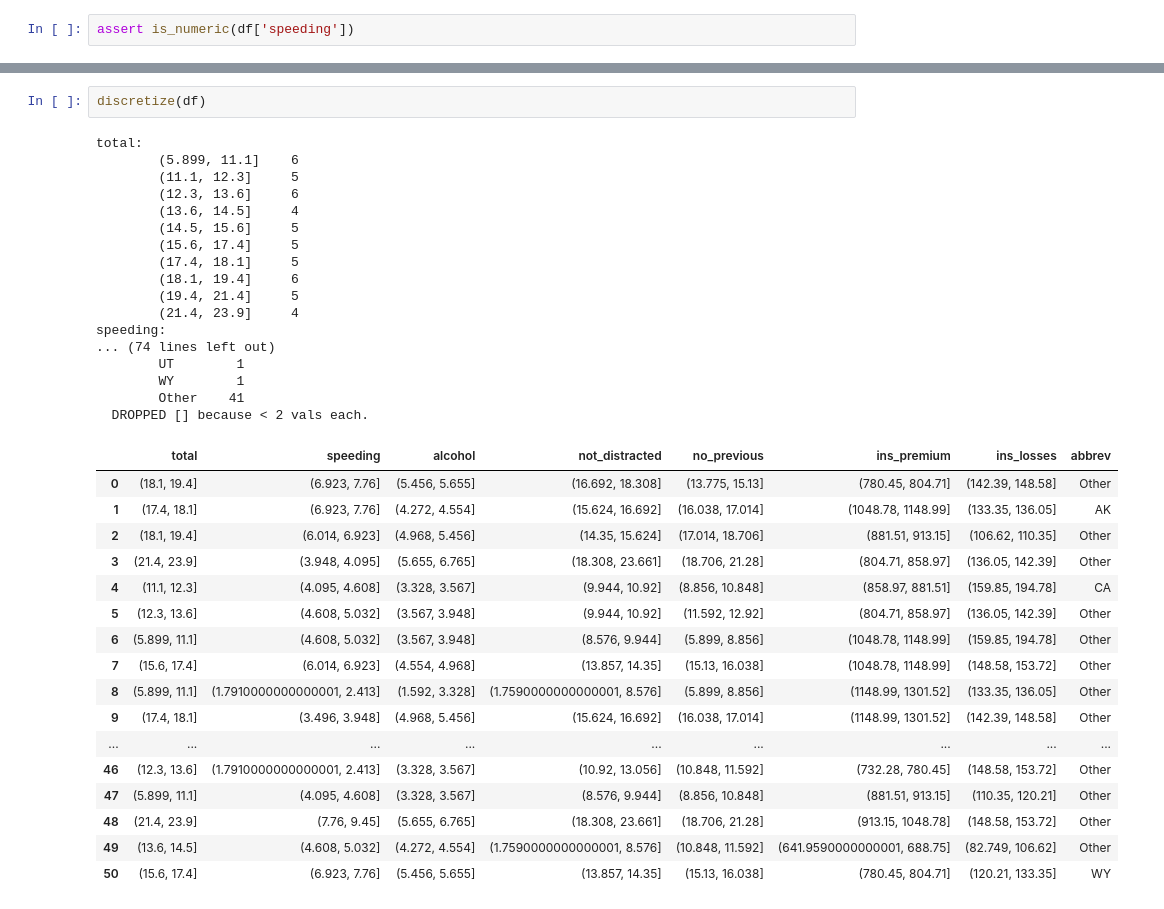
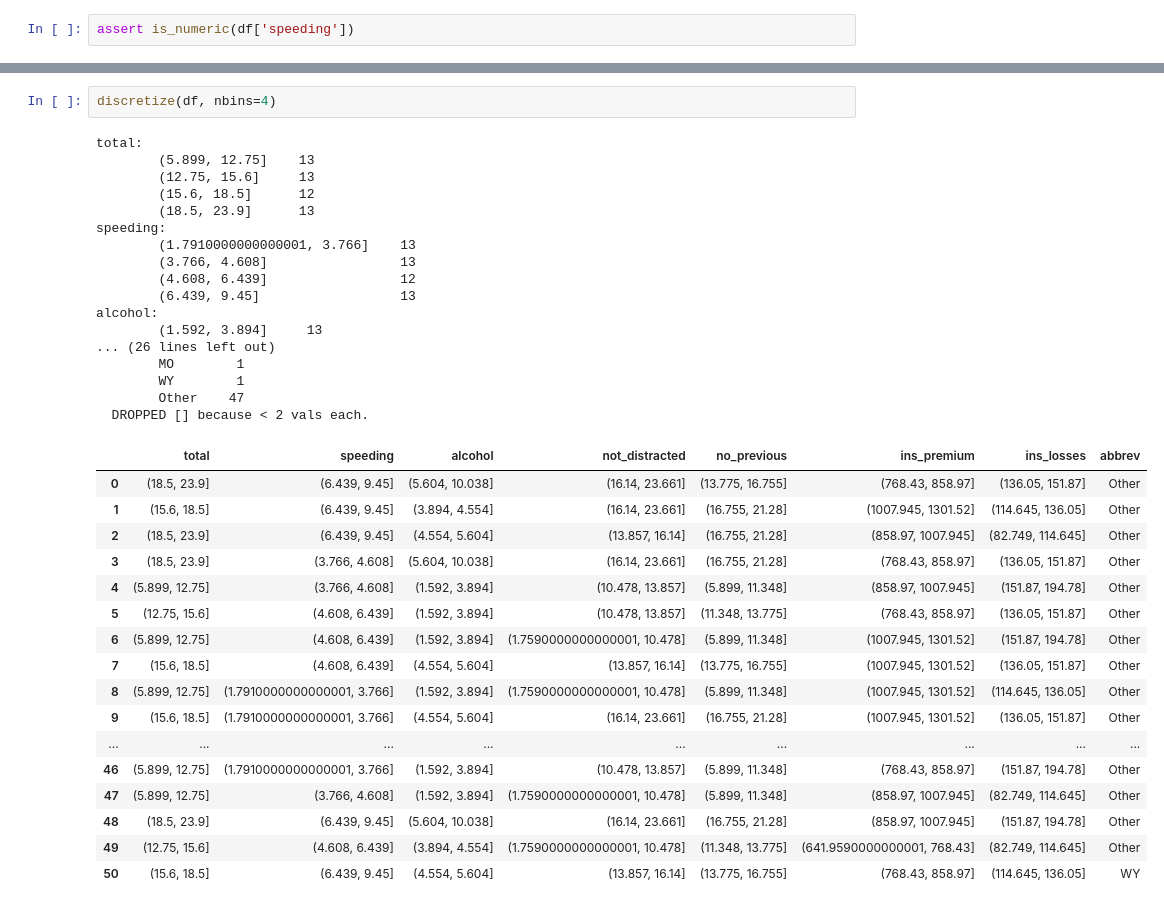
Before and after one commit to ctwardy/nbdev-demo, a Jupyter notebook: index.ipynb, the cells around one changed output, grey strips where cells are left out. Drawn from its saved outputs; the diff is of its cells as text.

```diff
--- a/index.ipynb
+++ b/index.ipynb
@@ -92,37 +114,37 @@ assert is_numeric(df['speeding'])
 # %%
-discretize(df)
+discretize(df, nbins=4)
 # %% [output]
 total:
-        (5.899, 11.1]    6
-        (11.1, 12.3]     5
-        (12.3, 13.6]     6
-        (13.6, 14.5]     4
-        (14.5, 15.6]     5
-        (15.6, 17.4]     5
-        (17.4, 18.1]     5
-        (18.1, 19.4]     6
-        (19.4, 21.4]     5
-        (21.4, 23.9]     4
+        (5.899, 12.75]    13
+        (12.75, 15.6]     13
+        (15.6, 18.5]      12
+        (18.5, 23.9]      13
 speeding:
-... (74 lines left out)
-        UT        1
+        (1.7910000000000001, 3.766]    13
+        (3.766, 4.608]                 13
+        (4.608, 6.439]                 12
+        (6.439, 9.45]                  13
+alcohol:
+        (1.592, 3.894]     13
+... (26 lines left out)
+        MO        1
         WY        1
-        Other    41
+        Other    47
   DROPPED [] because < 2 vals each.
 |  | total | speeding | alcohol | not_distracted | no_previous | ins_premium | ins_losses | abbrev |
-| 0 | (18.1, 19.4] | (6.923, 7.76] | (5.456, 5.655] | (16.692, 18.308] | (13.775, 15.13] | (780.45, 804.71] | (142.39, 148.58] | Other |
-| 1 | (17.4, 18.1] | (6.923, 7.76] | (4.272, 4.554] | (15.624, 16.692] | (16.038, 17.014] | (1048.78, 1148.99] | (133.35, 136.05] | AK |
-| 2 | (18.1, 19.4] | (6.014, 6.923] | (4.968, 5.456] | (14.35, 15.624] | (17.014, 18.706] | (881.51, 913.15] | (106.62, 110.35] | Other |
-| 3 | (21.4, 23.9] | (3.948, 4.095] | (5.655, 6.765] | (18.308, 23.661] | (18.706, 21.28] | (804.71, 858.97] | (136.05, 142.39] | Other |
-| 4 | (11.1, 12.3] | (4.095, 4.608] | (3.328, 3.567] | (9.944, 10.92] | (8.856, 10.848] | (858.97, 881.51] | (159.85, 194.78] | CA |
-| 5 | (12.3, 13.6] | (4.608, 5.032] | (3.567, 3.948] | (9.944, 10.92] | (11.592, 12.92] | (804.71, 858.97] | (136.05, 142.39] | Other |
-| 6 | (5.899, 11.1] | (4.608, 5.032] | (3.567, 3.948] | (8.576, 9.944] | (5.899, 8.856] | (1048.78, 1148.99] | (159.85, 194.78] | Other |
-| 7 | (15.6, 17.4] | (6.014, 6.923] | (4.554, 4.968] | (13.857, 14.35] | (15.13, 16.038] | (1048.78, 1148.99] | (148.58, 153.72] | Other |
-| 8 | (5.899, 11.1] | (1.7910000000000001, 2.413] | (1.592, 3.328] | (1.7590000000000001, 8.576] | (5.899, 8.856] | (1148.99, 1301.52] | (133.35, 136.05] | Other |
-| 9 | (17.4, 18.1] | (3.496, 3.948] | (4.968, 5.456] | (15.624, 16.692] | (16.038, 17.014] | (1148.99, 1301.52] | (142.39, 148.58] | Other |
+| 0 | (18.5, 23.9] | (6.439, 9.45] | (5.604, 10.038] | (16.14, 23.661] | (13.775, 16.755] | (768.43, 858.97] | (136.05, 151.87] | Other |
+| 1 | (15.6, 18.5] | (6.439, 9.45] | (3.894, 4.554] | (16.14, 23.661] | (16.755, 21.28] | (1007.945, 1301.52] | (114.645, 136.05] | Other |
+| 2 | (18.5, 23.9] | (6.439, 9.45] | (4.554, 5.604] | (13.857, 16.14] | (16.755, 21.28] | (858.97, 1007.945] | (82.749, 114.645] | Other |
+| 3 | (18.5, 23.9] | (3.766, 4.608] | (5.604, 10.038] | (16.14, 23.661] | (16.755, 21.28] | (768.43, 858.97] | (136.05, 151.87] | Other |
+| 4 | (5.899, 12.75] | (3.766, 4.608] | (1.592, 3.894] | (10.478, 13.857] | (5.899, 11.348] | (858.97, 1007.945] | (151.87, 194.78] | Other |
+| 5 | (12.75, 15.6] | (4.608, 6.439] | (1.592, 3.894] | (10.478, 13.857] | (11.348, 13.775] | (768.43, 858.97] | (136.05, 151.87] | Other |
+| 6 | (5.899, 12.75] | (4.608, 6.439] | (1.592, 3.894] | (1.7590000000000001, 10.478] | (5.899, 11.348] | (1007.945, 1301.52] | (151.87, 194.78] | Other |
+| 7 | (15.6, 18.5] | (4.608, 6.439] | (4.554, 5.604] | (13.857, 16.14] | (13.775, 16.755] | (1007.945, 1301.52] | (136.05, 151.87] | Other |
+| 8 | (5.899, 12.75] | (1.7910000000000001, 3.766] | (1.592, 3.894] | (1.7590000000000001, 10.478] | (5.899, 11.348] | (1007.945, 1301.52] | (114.645, 136.05] | Other |
+| 9 | (15.6, 18.5] | (1.7910000000000001, 3.766] | (4.554, 5.604] | (16.14, 23.661] | (16.755, 21.28] | (1007.945, 1301.52] | (136.05, 151.87] | Other |
 | ... | ... | ... | ... | ... | ... | ... | ... | ... |
-| 46 | (12.3, 13.6] | (1.7910000000000001, 2.413] | (3.328, 3.567] | (10.92, 13.056] | (10.848, 11.592] | (732.28, 780.45] | (148.58, 153.72] | Other |
-| 47 | (5.899, 11.1] | (4.095, 4.608] | (3.328, 3.567] | (8.576, 9.944] | (8.856, 10.848] | (881.51, 913.15] | (110.35, 120.21] | Other |
-| 48 | (21.4, 23.9] | (7.76, 9.45] | (5.655, 6.765] | (18.308, 23.661] | (18.706, 21.28] | (913.15, 1048.78] | (148.58, 153.72] | Other |
-| 49 | (13.6, 14.5] | (4.608, 5.032] | (4.272, 4.554] | (1.7590000000000001, 8.576] | (10.848, 11.592] | (641.9590000000001, 688.75] | (82.749, 106.62] | Other |
-| 50 | (15.6, 17.4] | (6.923, 7.76] | (5.456, 5.655] | (13.857, 14.35] | (15.13, 16.038] | (780.45, 804.71] | (120.21, 133.35] | WY |
+| 46 | (5.899, 12.75] | (1.7910000000000001, 3.766] | (1.592, 3.894] | (10.478, 13.857] | (5.899, 11.348] | (768.43, 858.97] | (151.87, 194.78] | Other |
+| 47 | (5.899, 12.75] | (3.766, 4.608] | (1.592, 3.894] | (1.7590000000000001, 10.478] | (5.899, 11.348] | (858.97, 1007.945] | (82.749, 114.645] | Other |
+| 48 | (18.5, 23.9] | (6.439, 9.45] | (5.604, 10.038] | (16.14, 23.661] | (16.755, 21.28] | (858.97, 1007.945] | (151.87, 194.78] | Other |
+| 49 | (12.75, 15.6] | (4.608, 6.439] | (3.894, 4.554] | (1.7590000000000001, 10.478] | (11.348, 13.775] | (641.9590000000001, 768.43] | (82.749, 114.645] | Other |
+| 50 | (15.6, 18.5] | (6.439, 9.45] | (4.554, 5.604] | (13.857, 16.14] | (13.775, 16.755] | (768.43, 858.97] | (114.645, 136.05] | WY |
```
Also changed, not shown: parts of 10 cells of this notebook, 2 other files.
